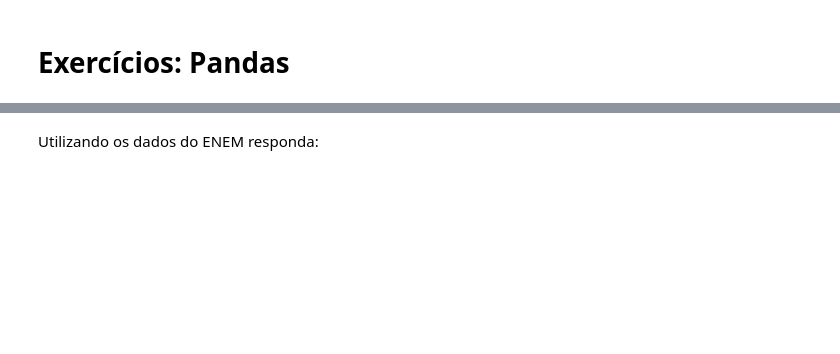
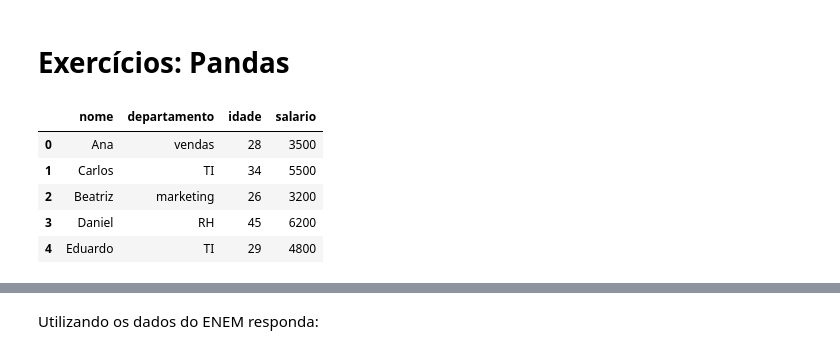
Before and after one commit to robertotomchak/imigrantesavancado, a Jupyter notebook: Aula9.ipynb, the cells around one changed output, grey strips where cells are left out. Saved outputs shown, nothing was run; the diff lists cells and outputs as text; code cells hidden in the pictures; blank space fills up the shorter version.

```diff
--- a/Aula9.ipynb
+++ b/Aula9.ipynb
@@ -5,11 +5,27 @@ import pandas as pd
 # %%
 # 1. Crie uma tabela contendo as seguintes informações:
 # nome	departamento	idade	salario
 # Ana	Vendas	28	3500
 # Carlos TI	34	5500
 # Beatriz	Marketing	26	3200
 # Daniel	Recursos Humanos	45	6200
 # Eduardo	TI	29	4800
+
+tabela = {
+    "nome": ["Ana", "Carlos", "Beatriz", "Daniel", "Eduardo"],
+    "departamento": ["vendas", "TI", "marketing", "RH", "TI"],
+    "idade": [28, 34, 26, 45, 29],
+    "salario": [3500, 5500, 3200, 6200, 4800]
+}
+df = pd.DataFrame(data=tabela)
+df
+# %% [output]
+|  | nome | departamento | idade | salario |
+| 0 | Ana | vendas | 28 | 3500 |
+| 1 | Carlos | TI | 34 | 5500 |
+| 2 | Beatriz | marketing | 26 | 3200 |
+| 3 | Daniel | RH | 45 | 6200 |
+| 4 | Eduardo | TI | 29 | 4800 |
 # %%
 # 2. Adicione a seguinte coluna à tabela:
 # anos_de_experiencia
```
Also changed, not shown: parts of 12 cells of this notebook.
